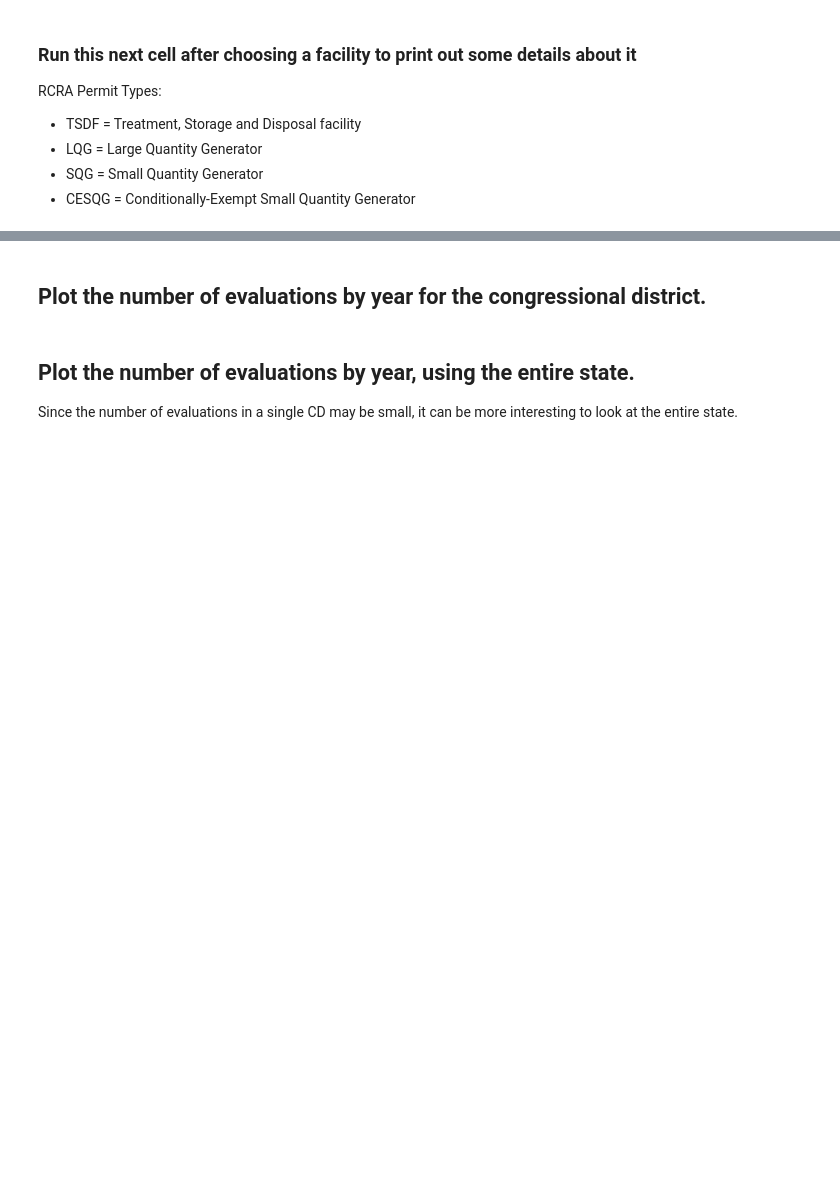
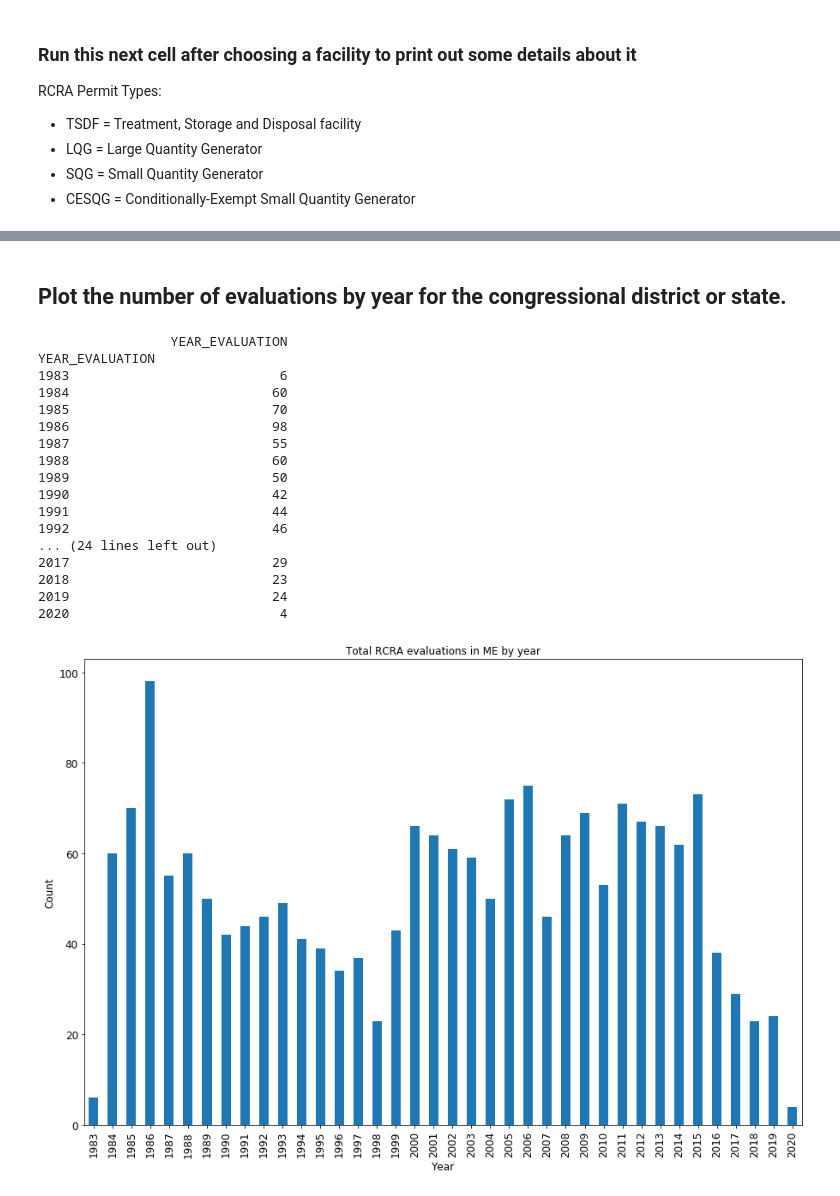
Before and after one commit to edgi-govdata-archiving/ECHO-Hazardous-Waste, a Jupyter notebook: rcra-inspections.ipynb, the cells around one changed output, grey strips where cells are left out. Drawn from its saved outputs; the diff is of its cells as text; code cells hidden in the pictures; blank space fills up the shorter version.

Commit message:
Pick state, cd before DB query; merge dataframes for usefulness.

```diff
--- a/rcra-inspections.ipynb
+++ b/rcra-inspections.ipynb
@@ -95,9 +111,12 @@ display( dropdown_state )
 # %%
 my_state = dropdown_state.value
+my_cd = cd_widget.value
 
-sql = "select FAC_NAME, FAC_STATE, FAC_LAT, FAC_LONG, RCRA_IDS, " + \
+sql = "select REGISTRY_ID, FAC_NAME, FAC_STATE, FAC_LAT, FAC_LONG, RCRA_IDS, " + \
     "RCRA_PERMIT_TYPES, FAC_DERIVED_CD113 from ECHO_EXPORTER where RCRA_FLAG = 'Y'" + \
     "and FAC_STATE = '" + my_state + "'"
+if ( my_cd > 0 ):
+    sql += " and FAC_DERIVED_CD113 = " + str( my_cd )
 url='http://apps.tlt.stonybrook.edu/echoepa/?query='
 data_location=url+urllib.parse.quote(sql)
 print(sql)
@@ -107,7 +129,11 @@ print(data_location)
 #### How many facilities in the selected state are tracked for hazardous waste under RCRA?
 # %%
 
-echo_data = pd.read_csv(data_location,encoding='iso-8859-1',header = 0)
+echo_data = pd.read_csv(data_location,encoding='iso-8859-1')
+echo_data.set_index( 'REGISTRY_ID', inplace=True )
 num_facilities = echo_data.shape[0]
 
-print("There are %s RCRA facilities in %s tracked in the ECHO database." %(num_facilities, my_state))
+if ( my_cd == 0 ):
+    print("There are %s RCRA facilities in %s tracked in the ECHO database." %(num_facilities, my_state))
+else:
+    print("There are %s RCRA facilities in %s, cd %s tracked in the ECHO database." %(num_facilities, my_state, my_cd))
@@ -131,8 +142,3 @@ if (( my_state != 'none' ) & (my_state != 'all' )):
-# %%
-my_cd = w2.value
-my_cd_facs = echo_data[echo_data["FAC_DERIVED_CD113"].fillna(0).astype(int) == my_cd]
-num_facilities = my_cd_facs.shape[0]
-print("There are %s RCRA facilities in %s district %s tracked in the ECHO database." %(num_facilities, my_state, my_cd))
 # %% [markdown]
 ### Next look up the inspection history for the facilities in the selected state and congressional district. This step may take a while to run. What we'll get back is a table of facility IDs,their inspections (including descriptions), and dates.
 #### How many are there? Below the table, the number of rows listed is the total number of RCRA-related inspections that have occurred over the history of the district since they started tracking in this database.
@@ -142,6 +148,6 @@ sql = "select ID_NUMBER, EVALUATION_DESC, EVALUATION_AGENCY, EVALUATION_START_DA
 url='http://apps.tlt.stonybrook.edu/echoepa/?query='
 data_location=url+urllib.parse.quote(sql)
 # print(data_location)
-rcra_data = pd.read_csv(data_location,encoding='iso-8859-1',header = 0)
+rcra_data = pd.read_csv(data_location,encoding='iso-8859-1')
 rcra_data.set_index( "ID_NUMBER", inplace=True)
 rcra_data
@@ -263,40 +368,58 @@ evaluations
 # %% [markdown]
-## Plot the number of evaluations by year for the congressional district.
+## Plot the number of evaluations by year for the congressional district or state.
 # %%
 # This cell creates a function that will be used by both the CD and the state
 # to plot the number of cases by year.
 import datetime
 
 def show_plot( df, date_field, year_field, place, date_format, chart_title ):
     format_str = date_format # The format
     nan_count = 0
     year_col = []
     for day in df[date_field]:
         try:
             # breakpoint()
             viol_year = datetime.datetime.strptime(day, format_str).year
             year_col.append( viol_year )
         except:
             nan_count += 1
             year_col.append(  np.NaN )
     df[year_field] = year_col
 
     year_groups = df.groupby( year_field )[[ year_field ]]
     counted_years = year_groups.count()
 
     # Print how many values are present
     print(counted_years)
     chart_title +=  " in " + place + " by year"
 
     ax = counted_years[[year_field]].plot(kind='bar', title = chart_title, figsize=(15, 10), legend=False, fontsize=12)
     ax.set_xlabel("Year", fontsize=12)
     ax.set_ylabel("Count", fontsize=12)
 
 chart_title = "Total RCRA evaluations"
+title_where = my_state
+if ( my_cd > 0 ):
+    title_where += ' - #' + str( my_cd )
 
 show_plot( cd_rcra, 'EVALUATION_START_DATE', 'YEAR_EVALUATION', \
-          my_state + ' - #' + str( my_cd ), '%m/%d/%Y', chart_title )
+          title_where, '%m/%d/%Y', chart_title )
+# %% [output]
+                 YEAR_EVALUATION
+YEAR_EVALUATION
+1983                           6
+1984                          60
+1985                          70
+1986                          98
+1987                          55
+1988                          60
+1989                          50
+1990                          42
+1991                          44
+1992                          46
+... (24 lines left out)
+2017                          29
+2018                          23
+2019                          24
+2020                           4
+[figure, added]
-# %% [markdown]
-## Plot the number of evaluations by year, using the entire state.
-Since the number of evaluations in a single CD may be small, it can be more
-interesting to look at the entire state.
```
Also changed, not shown: parts of 29 cells of this notebook.
